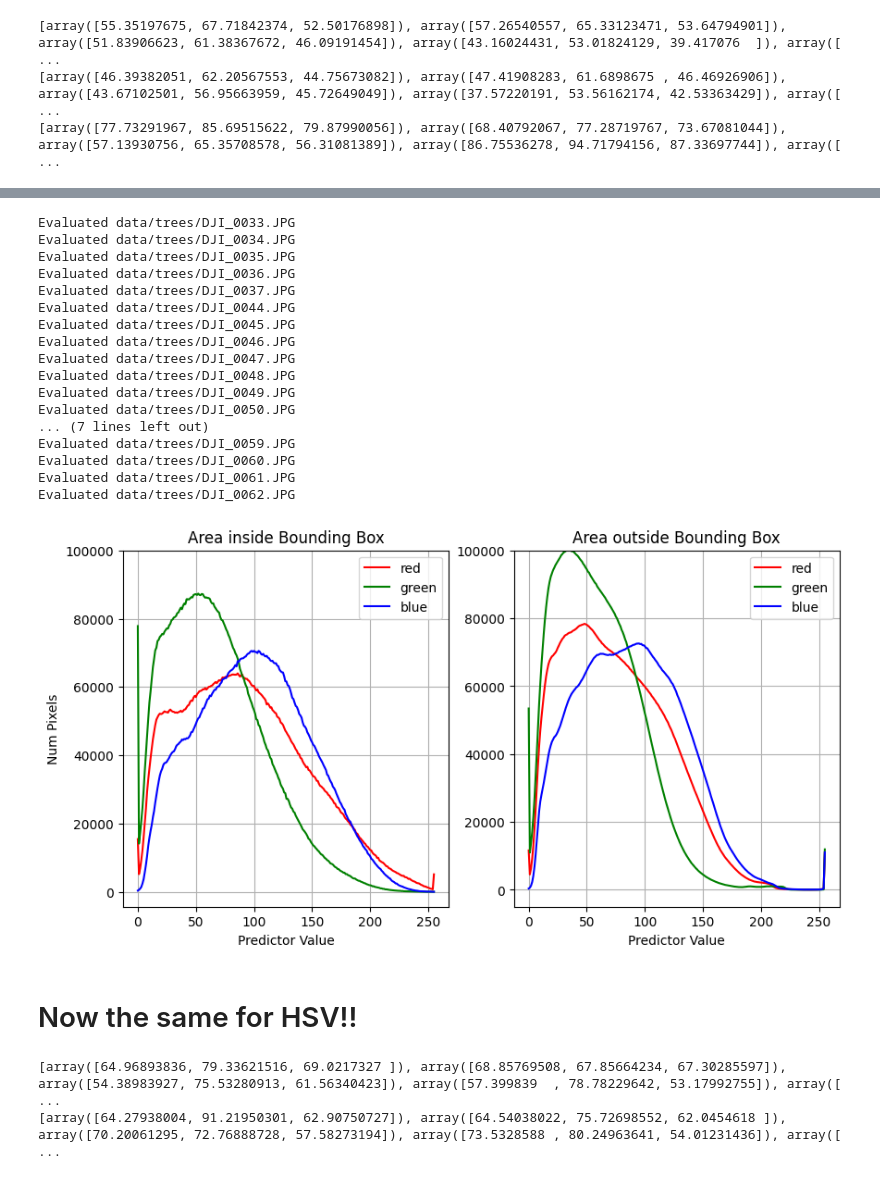
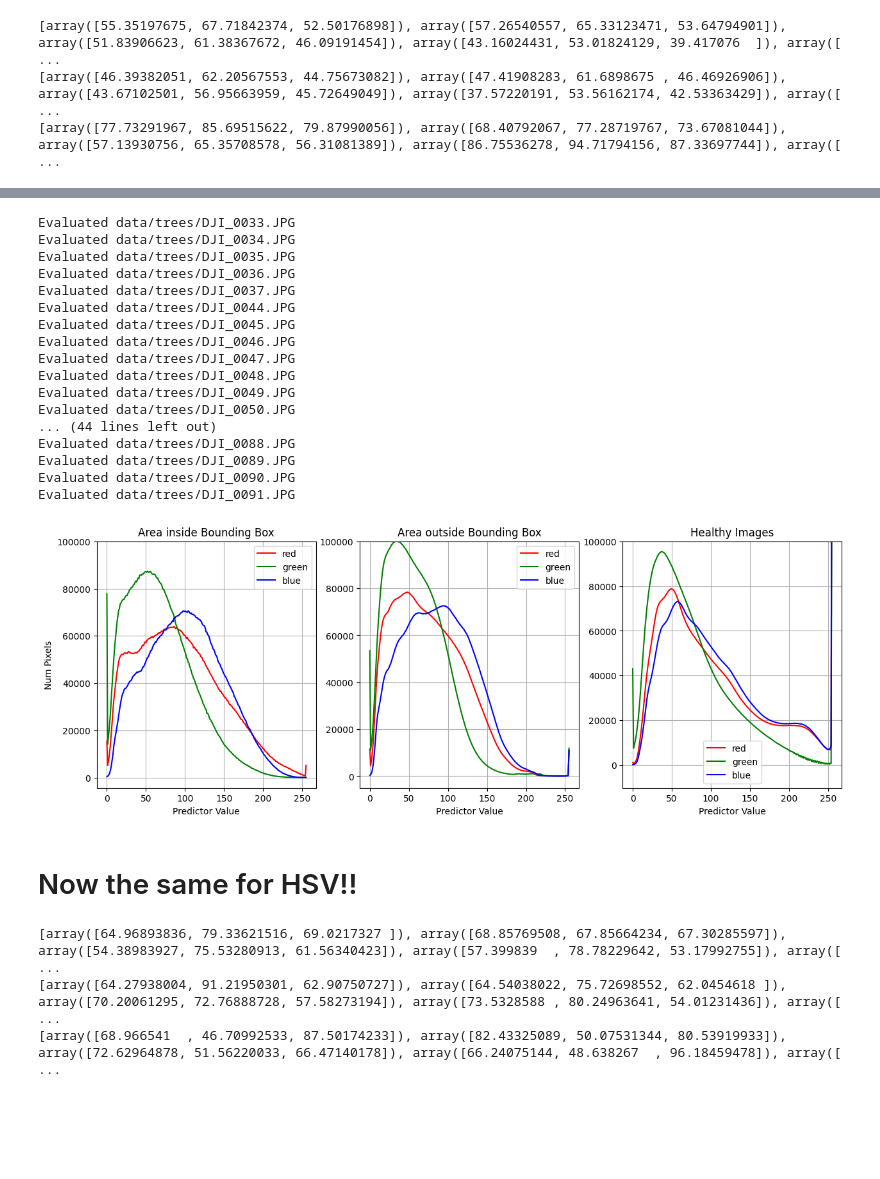
Before and after one commit to Cavesprout/ML-sick-tree-id, a Jupyter notebook: Checkpoint_2/EDA_graphs.ipynb, the cells around one changed output, grey strips where cells are left out. Drawn from its saved outputs; the diff is of its cells as text; code cells hidden in the pictures; blank space fills up the shorter version.

```diff
--- a/Checkpoint_2/EDA_graphs.ipynb
+++ b/Checkpoint_2/EDA_graphs.ipynb
@@ -122,6 +130,10 @@ in_blue_val_count = np.zeros(256, int)
 out_red_val_count = np.zeros(256, int)
 out_green_val_count = np.zeros(256, int)
 out_blue_val_count = np.zeros(256, int)
+
+healthy_red_val_count = np.zeros(256, int)
+healthy_green_val_count = np.zeros(256, int)
+healthy_blue_val_count = np.zeros(256, int)
 
 
 for index, row in sick_df.iterrows():
@@ -150,6 +162,23 @@ for index, row in sick_df.iterrows():
         out_blue_val_count[int(px[2])] += 1
 
     print("Evaluated", row['file_name'])
+
+
+for index, row in healthy_df.iterrows():
+    file_name = row['file_name']
+    x, y, width, height = int(row['x']), int(row['y']), int(row['width']), int(row['height'])
+
+    # Read the image using OpenCV
+    img = cv2.imread(file_name)
+    img = cv2.cvtColor(img, cv2.COLOR_BGR2RGB)
+
+    for img_row in img:
+        for px in img_row:
+            healthy_red_val_count[int(px[0])] += 1
+            healthy_green_val_count[int(px[1])] += 1
+            healthy_blue_val_count[int(px[2])] += 1
+
+    print("Evaluated", row['file_name'])
 # %% [output]
 Evaluated data/trees/DJI_0033.JPG
 Evaluated data/trees/DJI_0034.JPG
@@ -163,52 +192,65 @@ Evaluated data/trees/DJI_0047.JPG
 Evaluated data/trees/DJI_0048.JPG
 Evaluated data/trees/DJI_0049.JPG
 Evaluated data/trees/DJI_0050.JPG
-... (7 lines left out)
-Evaluated data/trees/DJI_0059.JPG
-Evaluated data/trees/DJI_0060.JPG
-Evaluated data/trees/DJI_0061.JPG
-Evaluated data/trees/DJI_0062.JPG
+... (44 lines left out)
+Evaluated data/trees/DJI_0088.JPG
+Evaluated data/trees/DJI_0089.JPG
+Evaluated data/trees/DJI_0090.JPG
+Evaluated data/trees/DJI_0091.JPG
 # %%
 color_vals = range(0,256)
 
 # Create a figure with two subplots
-fig, (ax1, ax2) = plt.subplots(1, 2, figsize=(10, 5))
+fig, (ax1, ax2, ax3) = plt.subplots(1, 3, figsize=(15, 5))
 
 # Plot the first subplot
 in_count = sum(in_red_val_count)
 
 ax1.plot(color_vals, in_red_val_count, label='red', color = "red")
 ax1.plot(color_vals, in_blue_val_count, label='green', color = "green")
 ax1.plot(color_vals, in_green_val_count, label='blue', color = "blue")
 ax1.set_ylim(top=100000)
 ax1.set_xlabel('Predictor Value')
 ax1.set_ylabel('Num Pixels')
 ax1.set_title('Area inside Bounding Box')
 ax1.legend()
 ax1.grid()
 
 # Plot the second subplot
 out_count = sum(out_red_val_count)
 
 ax2.plot(color_vals, out_red_val_count * (in_count / out_count), label='red', color = "red")
 ax2.plot(color_vals, out_blue_val_count * (in_count / out_count), label='green', color = "green")
 ax2.plot(color_vals, out_green_val_count * (in_count / out_count), label='blue', color = "blue")
 ax2.set_ylim(top=100000)
 ax2.set_xlabel('Predictor Value')
 ax2.set_title('Area outside Bounding Box')
 ax2.legend()
 ax2.grid()
 
+# Plot the healthy subplot
+healthy_count = sum(healthy_red_val_count)
+
+ax3.plot(color_vals, healthy_red_val_count * (in_count / healthy_count), label='red', color = "red")
+ax3.plot(color_vals, healthy_blue_val_count * (in_count / healthy_count), label='green', color = "green")
+ax3.plot(color_vals, healthy_green_val_count * (in_count / healthy_count), label='blue', color = "blue")
+ax3.set_ylim(top=100000)
+ax3.set_xlabel('Predictor Value')
+ax3.set_title('Healthy Images')
+ax3.legend()
+ax3.grid()
+
 # Display the plot
 plt.show()
 # %% [output]
-[figure, old version]
+[figure, new version]
 # %% [markdown]
 # Now the same for HSV!!
 # %%
 
 avg_hsv_in_bbox = []
 avg_hsv_out_bbox = []
+avg_hsv_healthy = []
 
 for index, row in sick_df.iterrows():
     file_name = row['file_name']
@@ -229,11 +271,23 @@ for index, row in sick_df.iterrows():
         avg_hsv_in_bbox.append(np.array([-1, -1, -1]))
         avg_hsv_out_bbox.append(np.mean(img, axis=(0, 1)))
 
+for index, row in healthy_df.iterrows():
+    file_name = row['file_name']
+    x, y, width, height = int(row['x']), int(row['y']), int(row['width']), int(row['height'])
+
+    img = cv2.imread(file_name)
+    img = cv2.cvtColor(img, cv2.COLOR_BGR2HSV)
+
+    avg_hsv_healthy.append(np.mean(img, axis=(0, 1)))
+
+
 print(avg_hsv_in_bbox)
 print(avg_hsv_out_bbox)
+print(avg_hsv_healthy)
 # %% [output]
 [array([64.96893836, 79.33621516, 69.0217327 ]), array([68.85769508, 67.85664234, 67.30285597]), array([54.38983927, 75.53280913, 61.56340423]), array([57.399839  , 78.78229642, 53.17992755]), array([ ...
 [array([64.27938004, 91.21950301, 62.90750727]), array([64.54038022, 75.72698552, 62.0454618 ]), array([70.20061295, 72.76888728, 57.58273194]), array([73.5328588 , 80.24963641, 54.01231436]), array([ ...
+[array([68.966541  , 46.70992533, 87.50174233]), array([82.43325089, 50.07531344, 80.53919933]), array([72.62964878, 51.56220033, 66.47140178]), array([66.24075144, 48.638267  , 96.18459478]), array([ ...
 # %%
 hsv_in = pd.DataFrame(avg_hsv_in_bbox)
 hsv_out = pd.DataFrame(avg_hsv_out_bbox)
```
Also changed, not shown: parts of 5 cells of this notebook.
